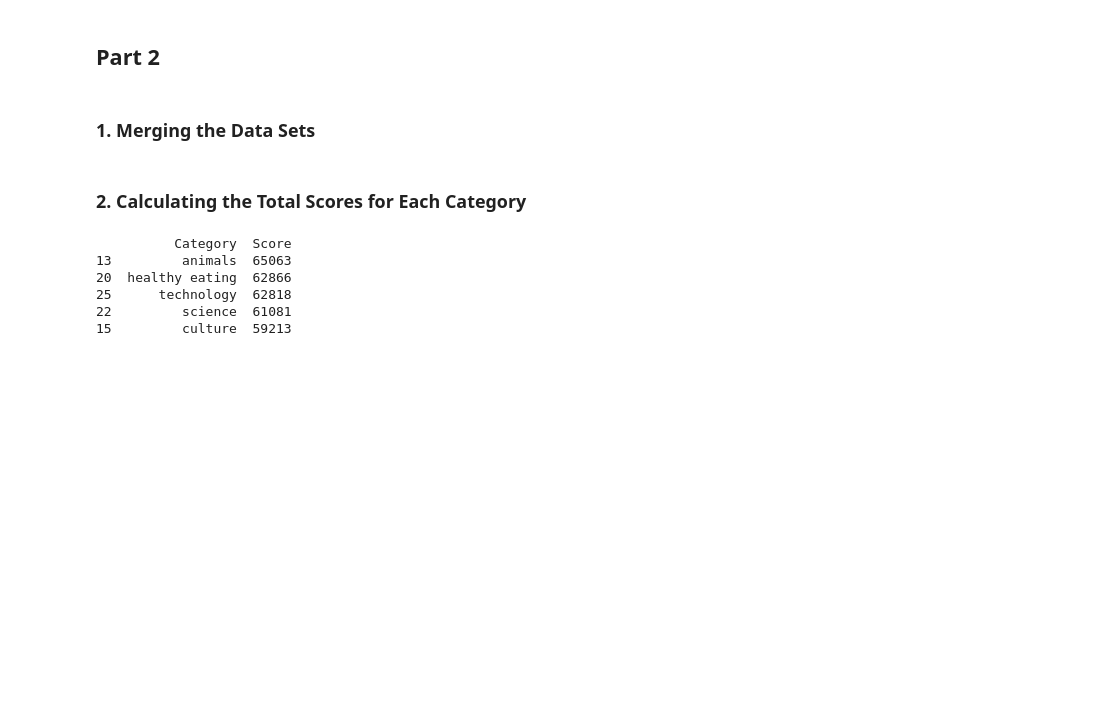
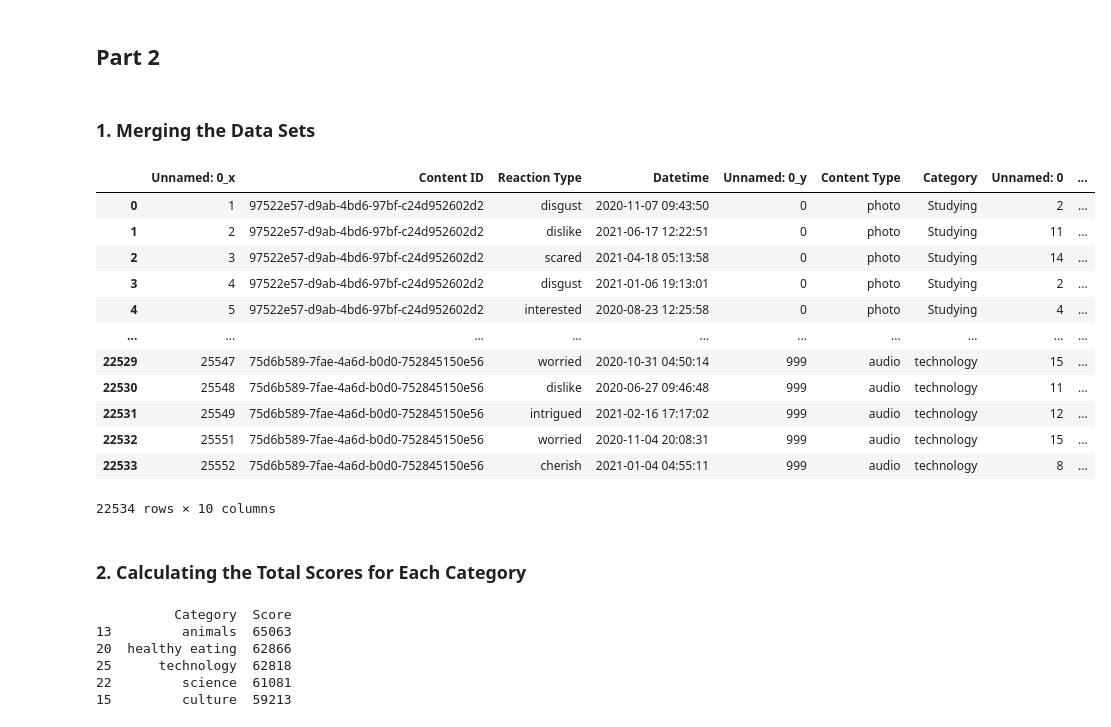
Before and after one commit to nakulpandit/accenture_navigating.numbers, a Jupyter notebook: accenture NAVIGATING NUMBERS/acntask.ipynb, the cells around one changed output. Saved outputs shown, nothing was run; the diff lists cells and outputs as text; code cells hidden in the pictures; blank space fills up the shorter version.

```diff
--- a/accenture NAVIGATING NUMBERS/acntask.ipynb
+++ b/accenture NAVIGATING NUMBERS/acntask.ipynb
@@ -194,6 +194,22 @@ merged_df = reaction_df.merge(content_df, on='Content ID', how='left')
 
 # Merge the result with Reaction Types
 final_df = merged_df.merge(reaction_types_df, on='Reaction Type', how='left')
+# %%
+final_df
+# %% [output]
+|  | Unnamed: 0_x | Content ID | Reaction Type | Datetime | Unnamed: 0_y | Content Type | Category | Unnamed: 0 | ... |
+| 0 | 1 | 97522e57-d9ab-4bd6-97bf-c24d952602d2 | disgust | 2020-11-07 09:43:50 | 0 | photo | Studying | 2 | ... |
+| 1 | 2 | 97522e57-d9ab-4bd6-97bf-c24d952602d2 | dislike | 2021-06-17 12:22:51 | 0 | photo | Studying | 11 | ... |
+| 2 | 3 | 97522e57-d9ab-4bd6-97bf-c24d952602d2 | scared | 2021-04-18 05:13:58 | 0 | photo | Studying | 14 | ... |
+| 3 | 4 | 97522e57-d9ab-4bd6-97bf-c24d952602d2 | disgust | 2021-01-06 19:13:01 | 0 | photo | Studying | 2 | ... |
+| 4 | 5 | 97522e57-d9ab-4bd6-97bf-c24d952602d2 | interested | 2020-08-23 12:25:58 | 0 | photo | Studying | 4 | ... |
+| ... | ... | ... | ... | ... | ... | ... | ... | ... | ... |
+| 22529 | 25547 | 75d6b589-7fae-4a6d-b0d0-752845150e56 | worried | 2020-10-31 04:50:14 | 999 | audio | technology | 15 | ... |
+| 22530 | 25548 | 75d6b589-7fae-4a6d-b0d0-752845150e56 | dislike | 2020-06-27 09:46:48 | 999 | audio | technology | 11 | ... |
+| 22531 | 25549 | 75d6b589-7fae-4a6d-b0d0-752845150e56 | intrigued | 2021-02-16 17:17:02 | 999 | audio | technology | 12 | ... |
+| 22532 | 25551 | 75d6b589-7fae-4a6d-b0d0-752845150e56 | worried | 2020-11-04 20:08:31 | 999 | audio | technology | 15 | ... |
+| 22533 | 25552 | 75d6b589-7fae-4a6d-b0d0-752845150e56 | cherish | 2021-01-04 04:55:11 | 999 | audio | technology | 8 | ... |
+22534 rows × 10 columns
 # %% [markdown]
 ### 2. Calculating the Total Scores for Each Category
 # %%
```
